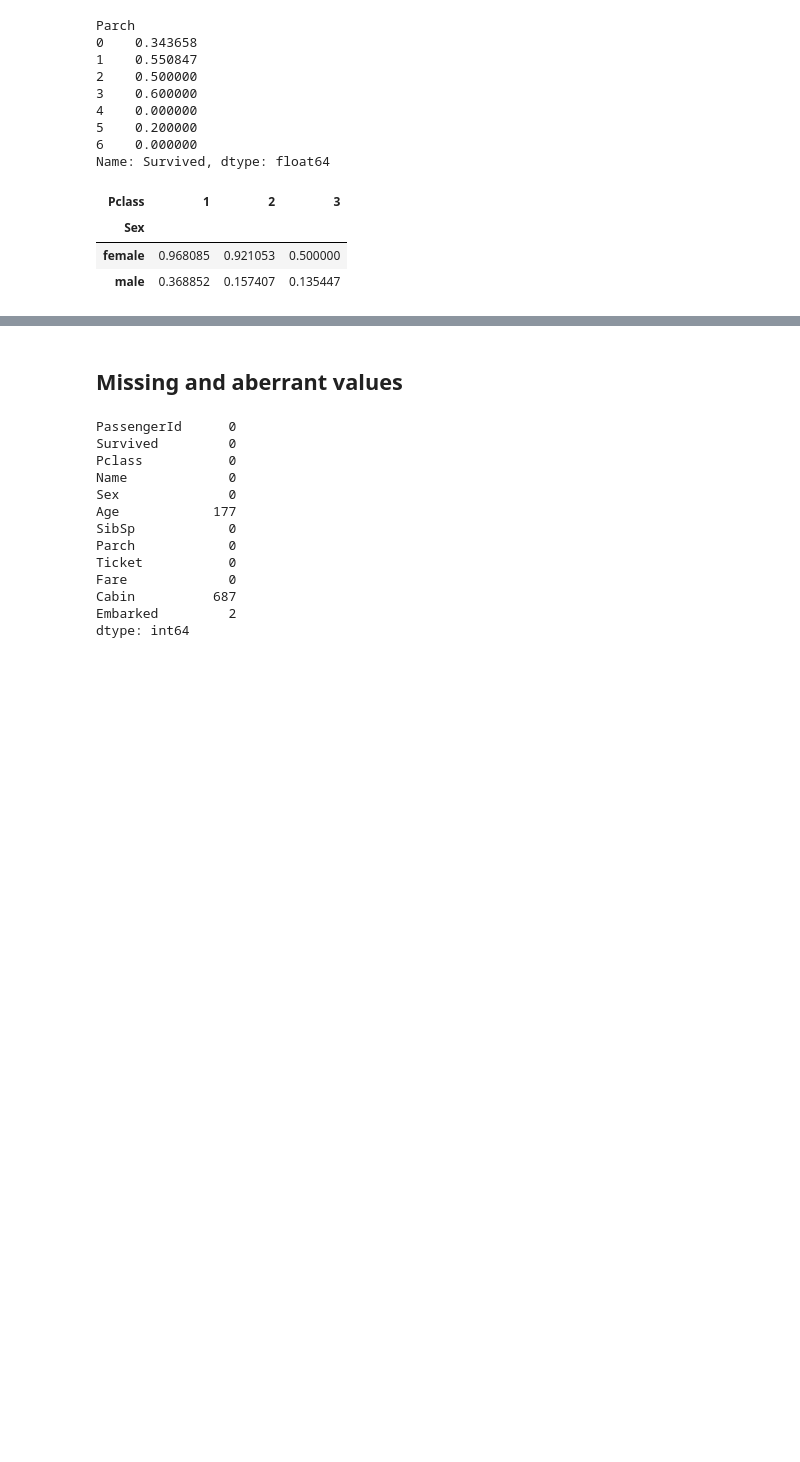
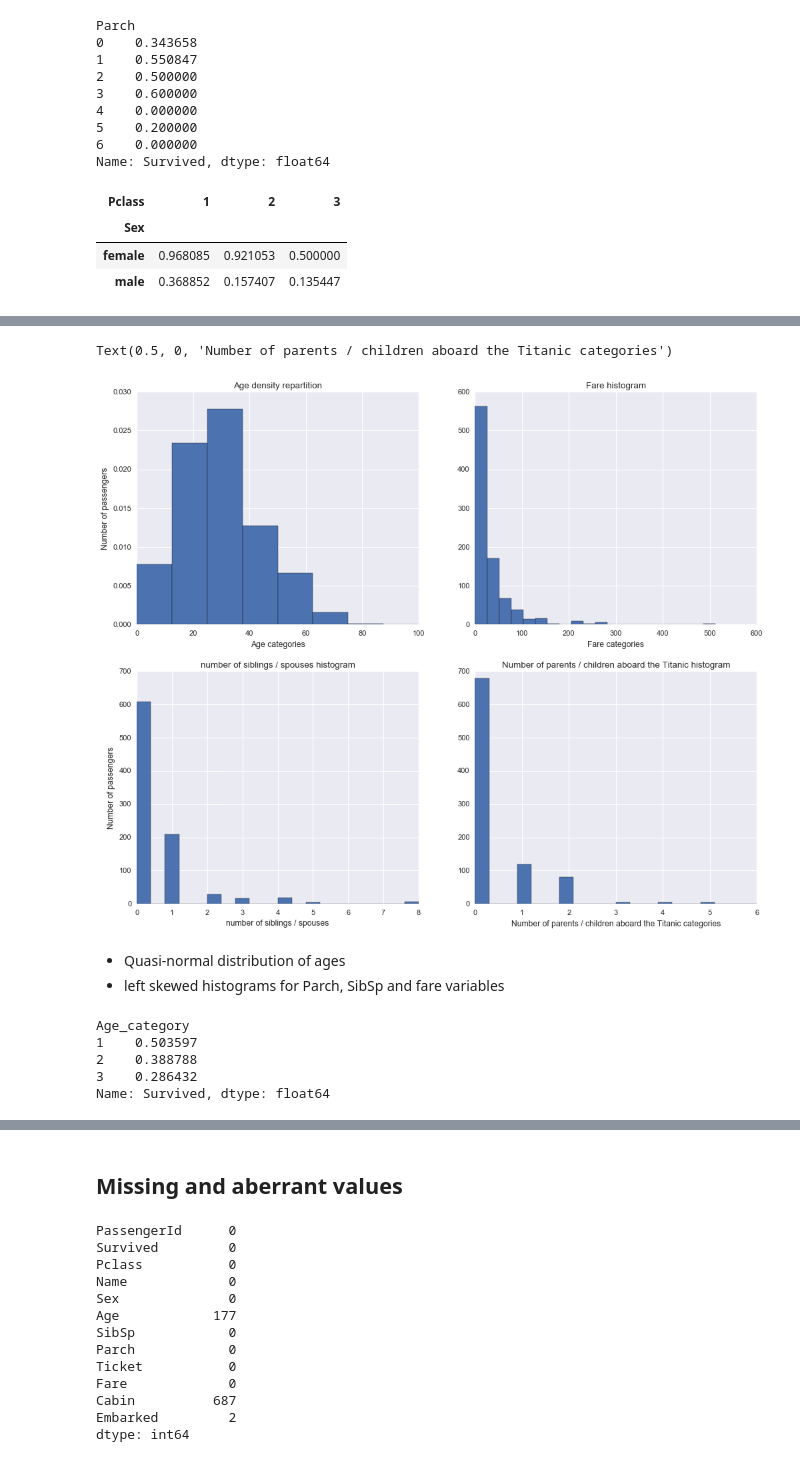
Before and after one commit to jeremypayan/Titanic-Kaggle, a Jupyter notebook: titanic_kaggle_competition.ipynb, the cells around one changed output, grey strips where cells are left out. Cells and saved outputs as stored; diff of their text form; code cells hidden in the pictures; blank space fills up the shorter version.

Commit message:
Feature selection for categorical and continuous variables and improving performance to 0.78

```diff
--- a/titanic_kaggle_competition.ipynb
+++ b/titanic_kaggle_competition.ipynb
@@ -117,0 +154,35 @@ data.pivot_table('Survived', index='Sex', columns='Pclass', aggfunc='mean')
+# %%
+# Exploring continuous variables
+import matplotlib.pyplot as plt
+import seaborn as sns
+
+plt.style.use('seaborn')
+fig, ax = plt.subplots(2, 2, figsize=(15, 12))
+
+# Age breakdown
+ax[(0, 0)].hist(data.Age.dropna(), bins=8, density=True, range=(0, 100))
+ax[(0, 0)].set_title('Age density repartition')
+ax[(0, 0)].set_xlabel('Age categories')
+ax[(0, 0)].set_ylabel('Number of passengers')
+
+# Fare Histogram
+ax[(0, 1)].hist(data.Fare.dropna(), bins=20)
+ax[(0, 1)].set_title('Fare histogram')
+ax[(0, 1)].set_xlabel('Fare categories')
+
+# Number of siblings / spouses repartition
+ax[(1, 0)].hist(data.SibSp.dropna(), bins=20)
+ax[(1, 0)].set_title('number of siblings / spouses histogram')
+ax[(1, 0)].set_xlabel('number of siblings / spouses')
+ax[(1, 0)].set_ylabel('Number of passengers')
+
+# Number of parents / children aboard
+ax[(1, 1)].hist(data.Parch.dropna(), bins=20)
+ax[(1, 1)].set_title('Number of parents / children aboard the Titanic histogram')
+ax[(1, 1)].set_xlabel('Number of parents / children aboard the Titanic categories')
+# %% [output]
+Text(0.5, 0, 'Number of parents / children aboard the Titanic categories')
+[figure, added]
+# %% [markdown]
+- Quasi-normal distribution of ages
+- left skewed histograms for Parch, SibSp and fare variables
@@ -117,0 +207,8 @@ data.pivot_table('Survived', index='Sex', columns='Pclass', aggfunc='mean')
+# %%
+data.groupby('Age_category')['Survived'].mean()
+# %% [output]
+Age_category
+1    0.503597
+2    0.388788
+3    0.286432
+Name: Survived, dtype: float64
```
Also changed, not shown: parts of 19 cells of this notebook.
